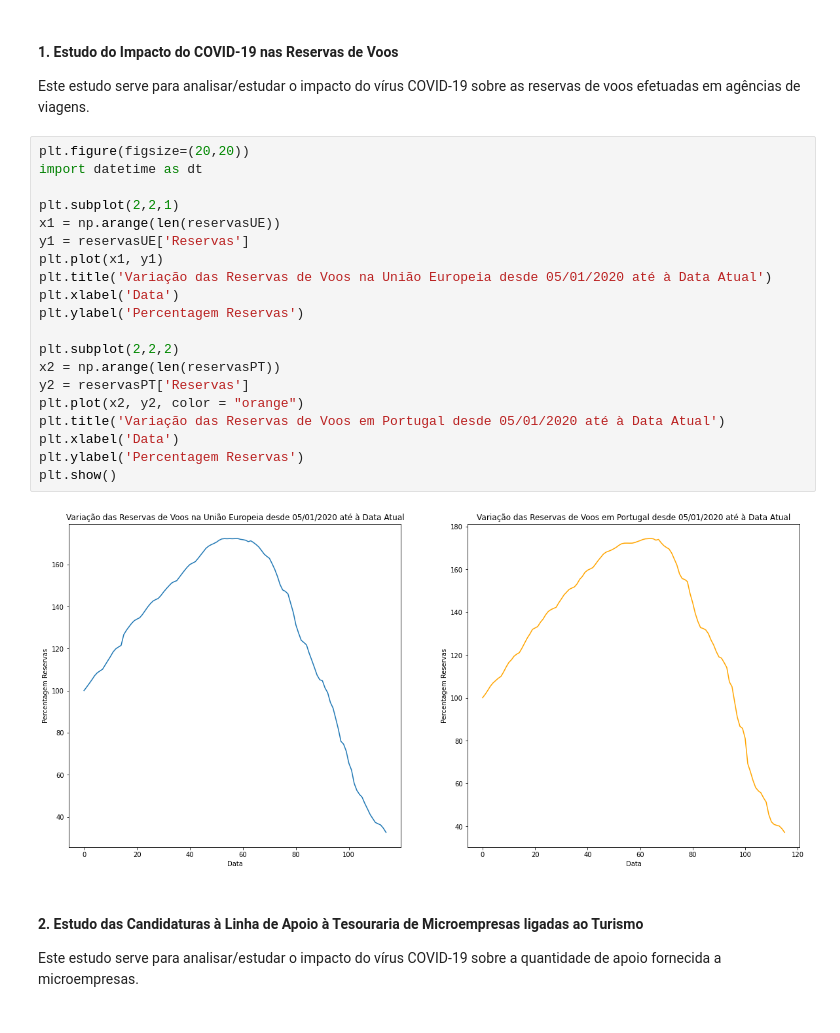
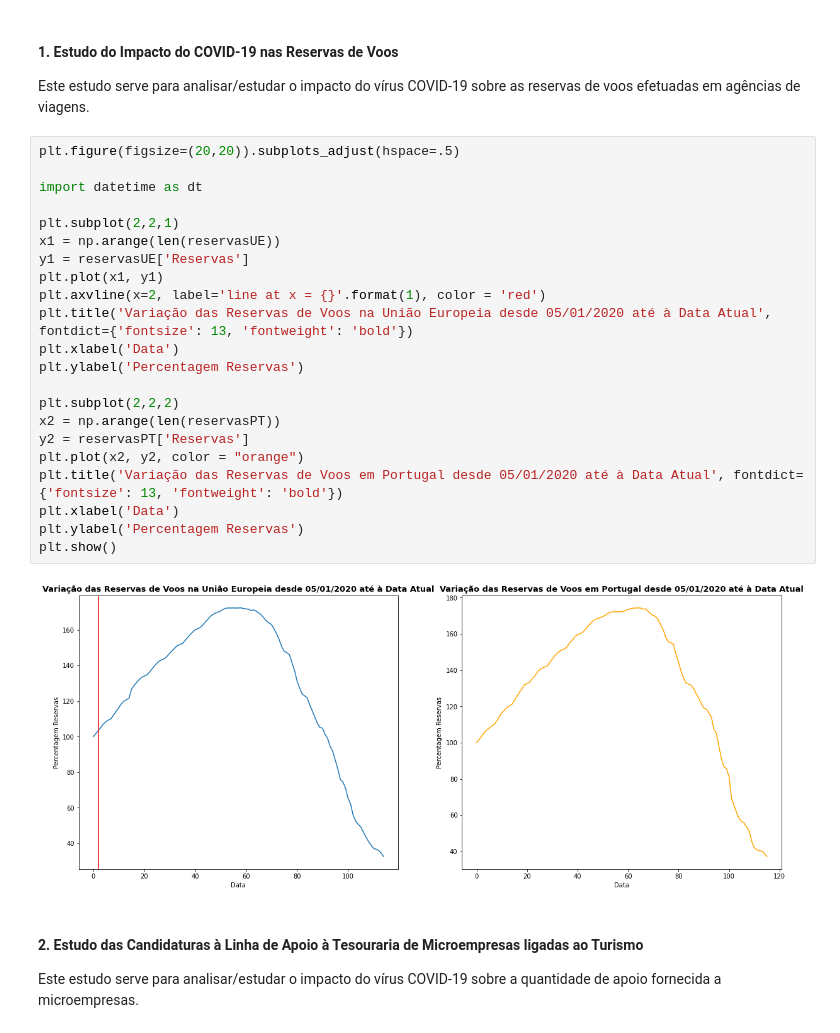
Before and after one commit to diogoesnog/COVID-19, a Jupyter notebook: cartografiaTA.ipynb, the cells around one changed output. Saved outputs shown, nothing was run; the diff lists cells and outputs as text.

```diff
--- a/cartografiaTA.ipynb
+++ b/cartografiaTA.ipynb
@@ -174,27 +174,29 @@ plt.show()
 #### 1. Estudo do Impacto do COVID-19 nas Reservas de Voos
 Este estudo serve para analisar/estudar o impacto do vírus COVID-19 sobre as reservas de voos efetuadas em agências de viagens.
 # %%
-plt.figure(figsize=(20,20))
+plt.figure(figsize=(20,20)).subplots_adjust(hspace=.5)
+
 import datetime as dt
 
 plt.subplot(2,2,1)
 x1 = np.arange(len(reservasUE))
 y1 = reservasUE['Reservas']
 plt.plot(x1, y1)
-plt.title('Variação das Reservas de Voos na União Europeia desde 05/01/2020 até à Data Atual')
+plt.axvline(x=2, label='line at x = {}'.format(1), color = 'red')
+plt.title('Variação das Reservas de Voos na União Europeia desde 05/01/2020 até à Data Atual', fontdict={'fontsize': 13, 'fontweight': 'bold'})
 plt.xlabel('Data')
 plt.ylabel('Percentagem Reservas')
 
 plt.subplot(2,2,2)
 x2 = np.arange(len(reservasPT))
 y2 = reservasPT['Reservas']
 plt.plot(x2, y2, color = "orange")
-plt.title('Variação das Reservas de Voos em Portugal desde 05/01/2020 até à Data Atual')
+plt.title('Variação das Reservas de Voos em Portugal desde 05/01/2020 até à Data Atual', fontdict={'fontsize': 13, 'fontweight': 'bold'})
 plt.xlabel('Data')
 plt.ylabel('Percentagem Reservas')
 plt.show()
 # %% [output]
-[figure, old version]
+[figure, new version]
 # %% [markdown]
 #### 2. Estudo das Candidaturas à Linha de Apoio à Tesouraria de Microempresas ligadas ao Turismo
 Este estudo serve para analisar/estudar o impacto do vírus COVID-19 sobre a quantidade de apoio fornecida a microempresas.
```
Also changed, not shown: parts of 2 cells of this notebook.
